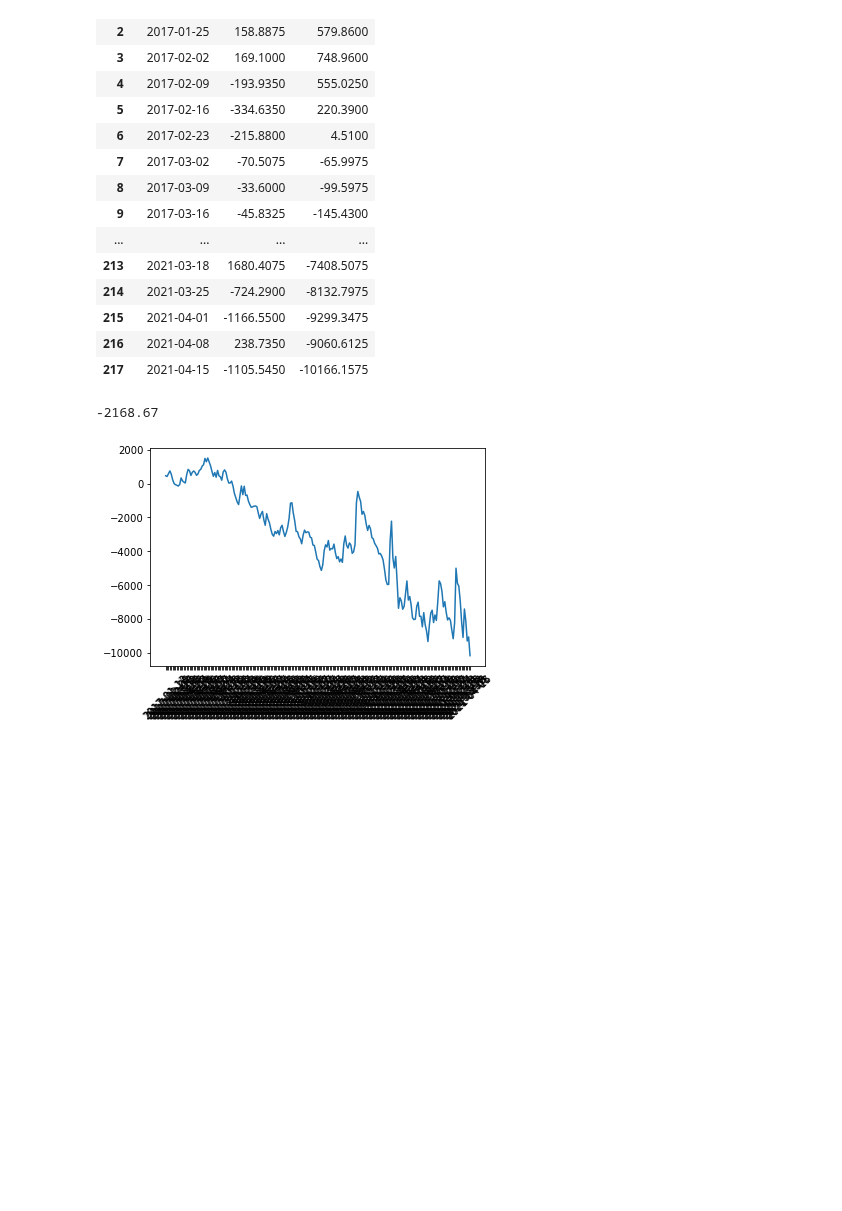
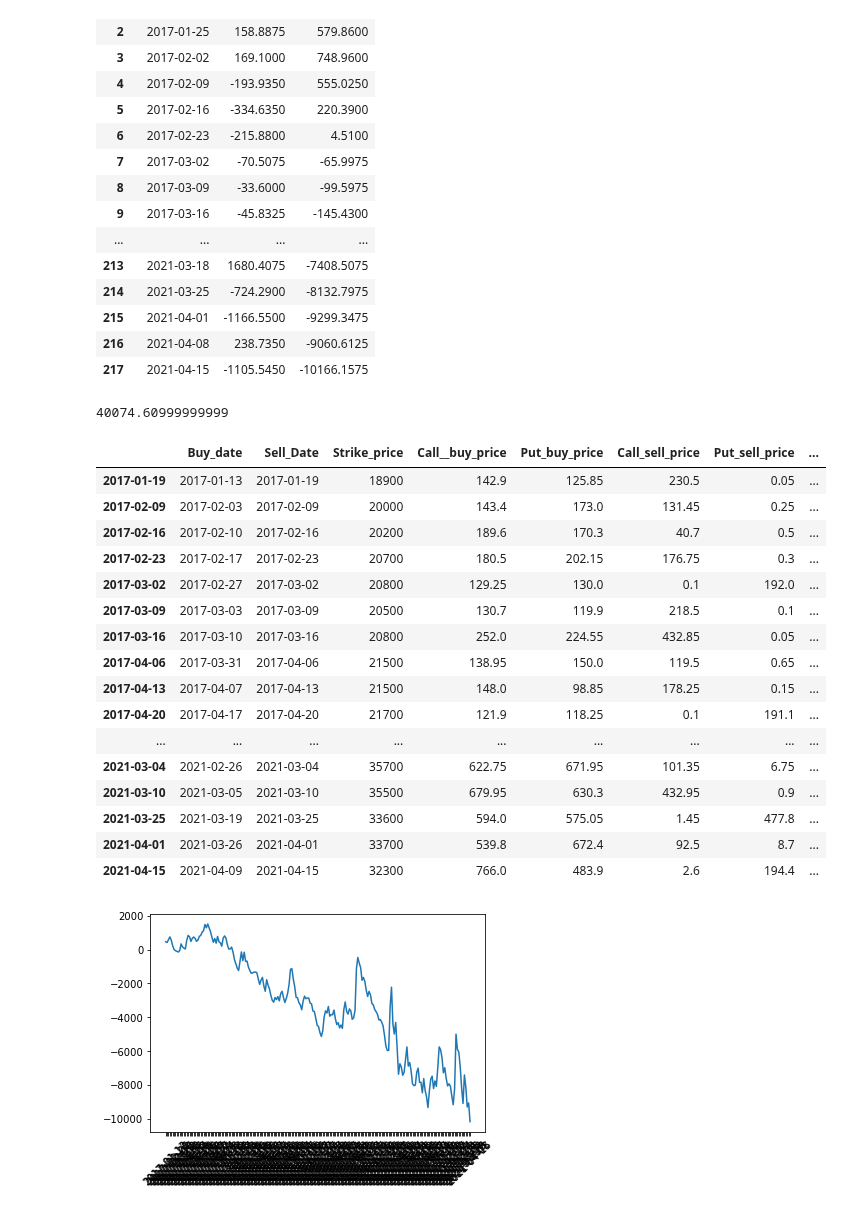
Before and after one commit to SanjotRaibagkar/mokshtech, a Jupyter notebook: stock_predictor/optionvaluecalculation/strategies/weeklyOptionBuy.ipynb, the cells around one changed output. Drawn from its saved outputs; the diff is of its cells as text; code cells hidden in the pictures; blank space fills up the shorter version.

```diff
--- a/stock_predictor/optionvaluecalculation/strategies/weeklyOptionBuy.ipynb
+++ b/stock_predictor/optionvaluecalculation/strategies/weeklyOptionBuy.ipynb
@@ -252,10 +252,30 @@ month_profit_loss
 | 215 | 2021-04-01 | -1166.5500 | -9299.3475 |
 | 216 | 2021-04-08 | 238.7350 | -9060.6125 |
 | 217 | 2021-04-15 | -1105.5450 | -10166.1575 |
+# %%
+week_profit_loss[week_profit_loss['Total_PandL']>0]['Total_PandL'].sum()
+# %% [output]
+40074.60999999999
 # %%
-min(week_profit_loss['Total_PandL'])
+week_profit_loss[week_profit_loss['Total_PandL']<0]
 # %% [output]
--2168.67
+|  | Buy_date | Sell_Date | Strike_price | Call__buy_price | Put_buy_price | Call_sell_price | Put_sell_price | ... |
+| 2017-01-19 | 2017-01-13 | 2017-01-19 | 18900 | 142.9 | 125.85 | 230.5 | 0.05 | ... |
+| 2017-02-09 | 2017-02-03 | 2017-02-09 | 20000 | 143.4 | 173.0 | 131.45 | 0.25 | ... |
+| 2017-02-16 | 2017-02-10 | 2017-02-16 | 20200 | 189.6 | 170.3 | 40.7 | 0.5 | ... |
+| 2017-02-23 | 2017-02-17 | 2017-02-23 | 20700 | 180.5 | 202.15 | 176.75 | 0.3 | ... |
+| 2017-03-02 | 2017-02-27 | 2017-03-02 | 20800 | 129.25 | 130.0 | 0.1 | 192.0 | ... |
+| 2017-03-09 | 2017-03-03 | 2017-03-09 | 20500 | 130.7 | 119.9 | 218.5 | 0.1 | ... |
+| 2017-03-16 | 2017-03-10 | 2017-03-16 | 20800 | 252.0 | 224.55 | 432.85 | 0.05 | ... |
+| 2017-04-06 | 2017-03-31 | 2017-04-06 | 21500 | 138.95 | 150.0 | 119.5 | 0.65 | ... |
+| 2017-04-13 | 2017-04-07 | 2017-04-13 | 21500 | 148.0 | 98.85 | 178.25 | 0.15 | ... |
+| 2017-04-20 | 2017-04-17 | 2017-04-20 | 21700 | 121.9 | 118.25 | 0.1 | 191.1 | ... |
+| ... | ... | ... | ... | ... | ... | ... | ... | ... |
+| 2021-03-04 | 2021-02-26 | 2021-03-04 | 35700 | 622.75 | 671.95 | 101.35 | 6.75 | ... |
+| 2021-03-10 | 2021-03-05 | 2021-03-10 | 35500 | 679.95 | 630.3 | 432.95 | 0.9 | ... |
+| 2021-03-25 | 2021-03-19 | 2021-03-25 | 33600 | 594.0 | 575.05 | 1.45 | 477.8 | ... |
+| 2021-04-01 | 2021-03-26 | 2021-04-01 | 33700 | 539.8 | 672.4 | 92.5 | 8.7 | ... |
+| 2021-04-15 | 2021-04-09 | 2021-04-15 | 32300 | 766.0 | 483.9 | 2.6 | 194.4 | ... |
 # %%
 #plt.figure(figsize=(20,10))
 plt.xticks(rotation=45)
```
Also changed, not shown: 5 other files.
